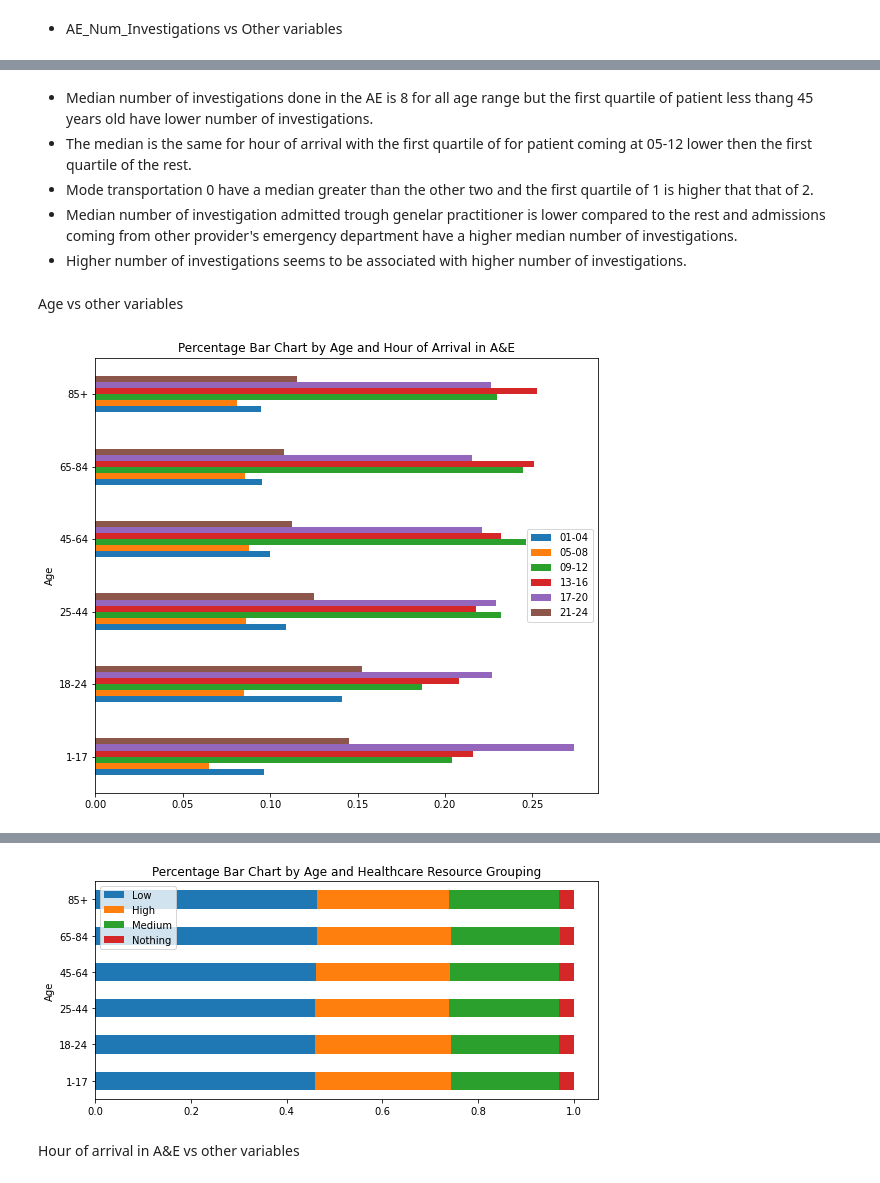
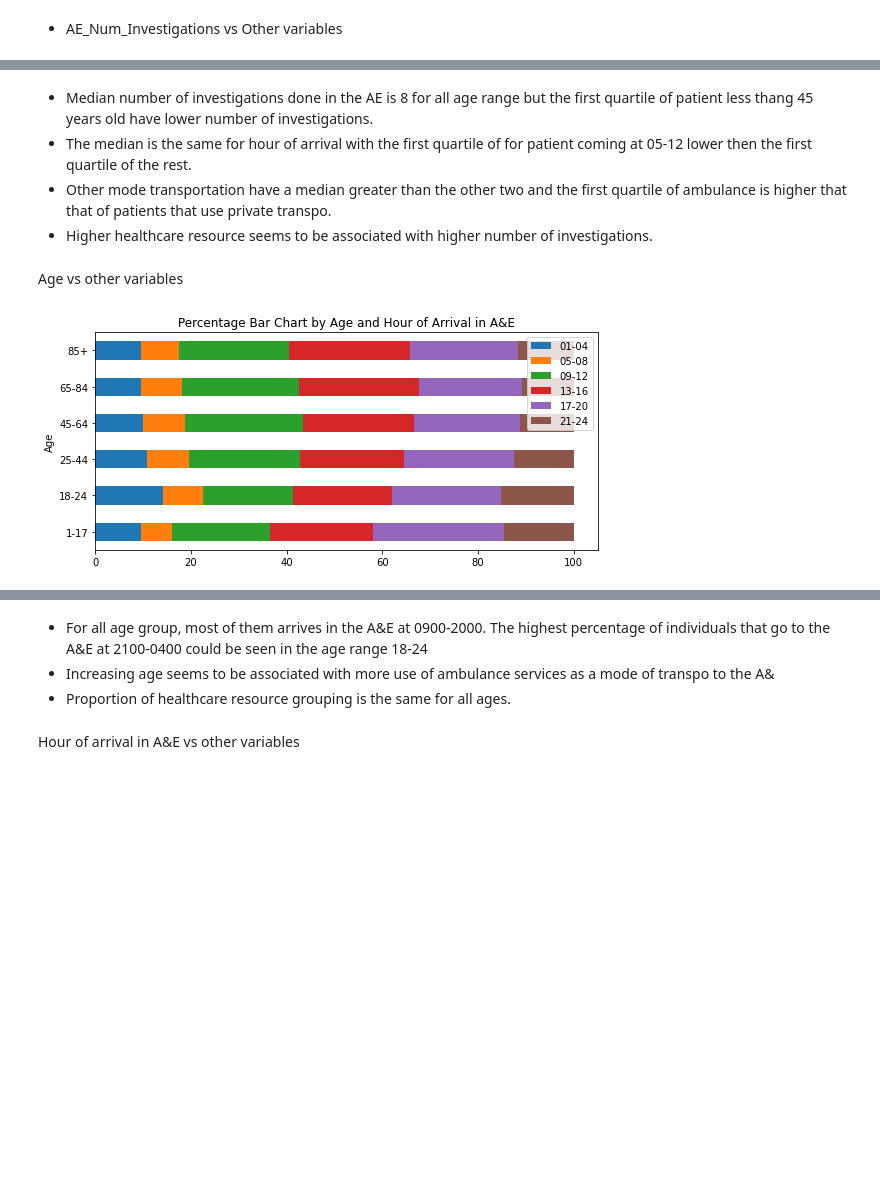
Before and after one commit to biogear13/A-E_admitted_Synthetic_Data, a Jupyter notebook: AandE_admission_EA.ipynb, the cells around one changed output, grey strips where cells are left out. Cells and saved outputs as stored; diff of their text form; code cells hidden in the pictures; blank space fills up the shorter version.

```diff
--- a/AandE_admission_EA.ipynb
+++ b/AandE_admission_EA.ipynb
@@ -258,3 +238,6 @@ print(aedata_df.groupby('Treatment_Function_Code'))
+# %%
+# Decode the AE_Arrival_Mode
+aedata_df['AE_Arrival_Mode']=aedata_df['AE_Arrival_Mode'].apply(lambda x: 'Private Transpo' if x==2 else('Ambulance' if x==1 else 'Others') )
 # %%
 # 4. Check the rows that have null values
 print(aedata_df[aedata_df.isna().any(axis=1)])
@@ -595,7 +582,7 @@ def create_bvboxplot(data, y, x, order=True):
 def create_bvbarh(data, x, y, stacked=True, figsize=(9,4)):
     x_rename = rename_variable(x)
     y_rename = rename_variable(y)
-    data.groupby(x)[y].value_counts(normalize=True).unstack(level=-1).plot.barh(stacked=stacked, figsize=figsize)
+    data.groupby(x)[y].value_counts(normalize=True).mul(100).unstack(level=-1).plot.barh(stacked=stacked, figsize=figsize)
     plt.ylabel(x_rename)
     plt.title(f'Percentage Bar Chart by {x_rename} and {y_rename}')
 # %%
@@ -1013,15 +1020,13 @@ create_bvboxplot(aedata_df,'AE_HRG','AE_Num_Investigations',False)
 # %% [markdown]
 * Median number of investigations done in the AE is 8 for all age range but the first quartile of patient less thang 45 years old have lower number of investigations.
 * The median is the same for hour of arrival with the first quartile of for patient coming at 05-12 lower then the first quartile of the rest.
-* Mode transportation 0 have a median greater than the other two and the first quartile of 1 is higher that that of 2.
-* Median number of investigation admitted trough genelar practitioner is lower compared to the rest and admissions coming from other provider's emergency department have a higher median number of investigations.
-* Higher number of investigations seems to be associated with higher number of investigations.
+* Other mode transportation have a median greater than the other two and the first quartile of ambulance is higher that that of patients that use private transpo.
+* Higher healthcare resource seems to be associated with higher number of investigations.
 # %% [markdown]
 Age vs other variables
 # %%
-create_bvbarh(aedata_df,'Age_Band','AE_Arrive_HourOfDay', False, (9,8))
+create_bvbarh(aedata_df,'Age_Band','AE_Arrive_HourOfDay')
 create_bvbarh(aedata_df,'Age_Band','AE_Arrival_Mode')
-create_bvbarh(aedata_df,'Admission_Method','Age_Band', False, (9,12))
 create_bvbarh(aedata_df,'Age_Band','AE_HRG')
 # %% [output]
-[figure, old version]
+[figure, new version]
@@ -1030,4 +1035,7 @@ create_bvbarh(aedata_df,'Age_Band','AE_HRG')
-[figure, removed]
+# %% [markdown]
+* For all age group, most of them arrives in the A&E at 0900-2000. The highest percentage of individuals that go to the A&E at 2100-0400 could be seen in the age range 18-24
+* Increasing age seems to be associated with more use of ambulance services as a mode of transpo to the A&
+* Proportion of healthcare resource grouping is the same for all ages.
 # %% [markdown]
 Hour of arrival in A&E vs other variables
 # %%
```
Also changed, not shown: parts of 60 cells of this notebook, 6 other files.
